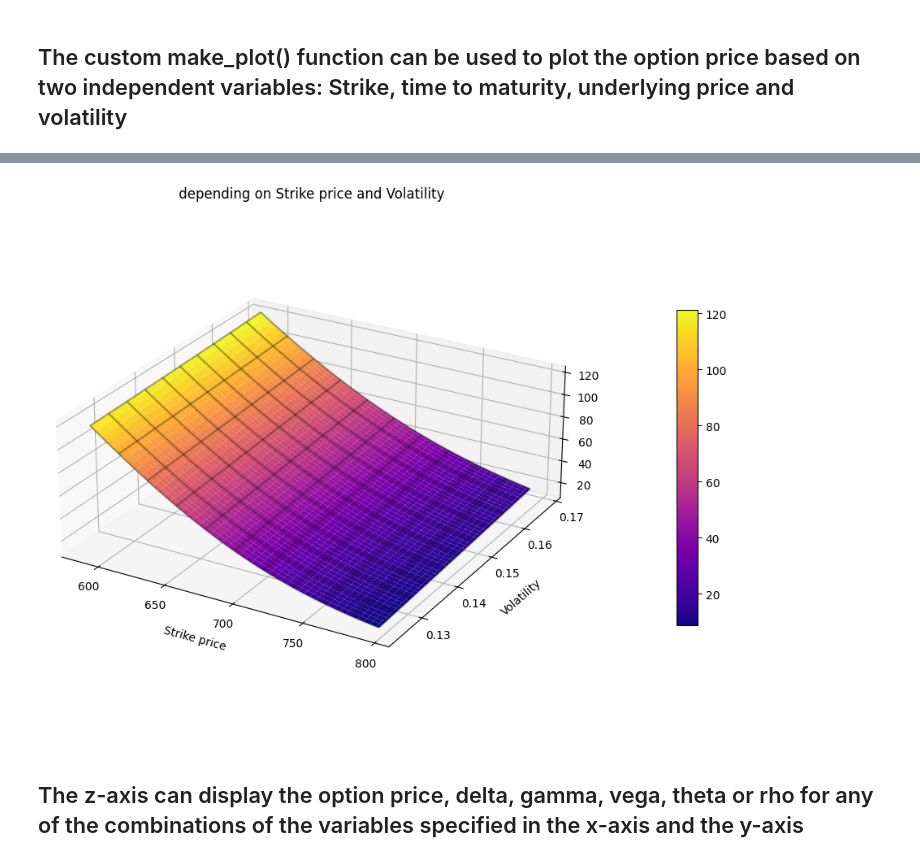
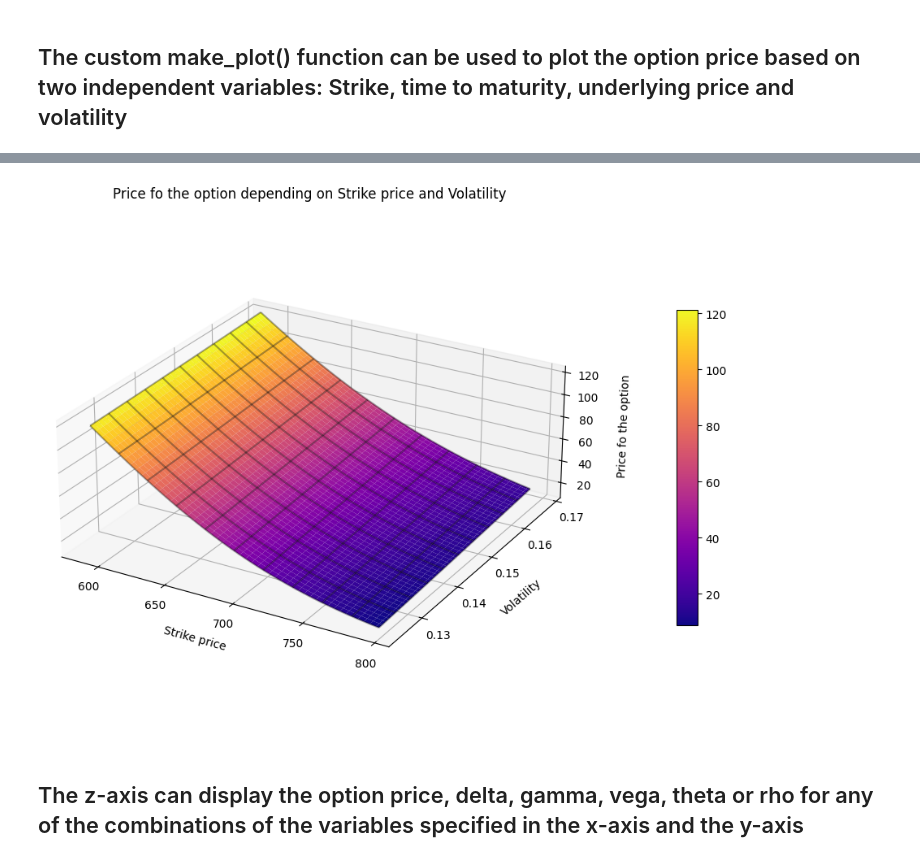
Before and after one commit to GitteryGitter/bs_options, a Jupyter notebook: options.ipynb, the cells around one changed output, grey strips where cells are left out. Cells and saved outputs as stored; diff of their text form; code cells hidden in the pictures.

```diff
--- a/options.ipynb
+++ b/options.ipynb
@@ -197,9 +197,9 @@ make_plot(data = plot_data, xlab = "Time to maturity", ylab = "Volatility")
 # %%
 plot_data = option1.plot_3d(xax = "S", yax = "V")
 
-make_plot(data = plot_data, xlab = "Strike price", ylab = "Volatility")
+make_plot(data = plot_data, xlab = "Strike price", ylab = "Volatility", zlab = "Price fo the option")
 # %% [output]
-[figure, old version]
+[figure, new version]
 # %% [markdown]
 ## The z-axis can display the option price, delta, gamma, vega, theta or rho for any of the combinations of the variables specified in the x-axis and the y-axis
 # %%
```
Also changed, not shown: parts of 9 cells of this notebook, 5 other files.
